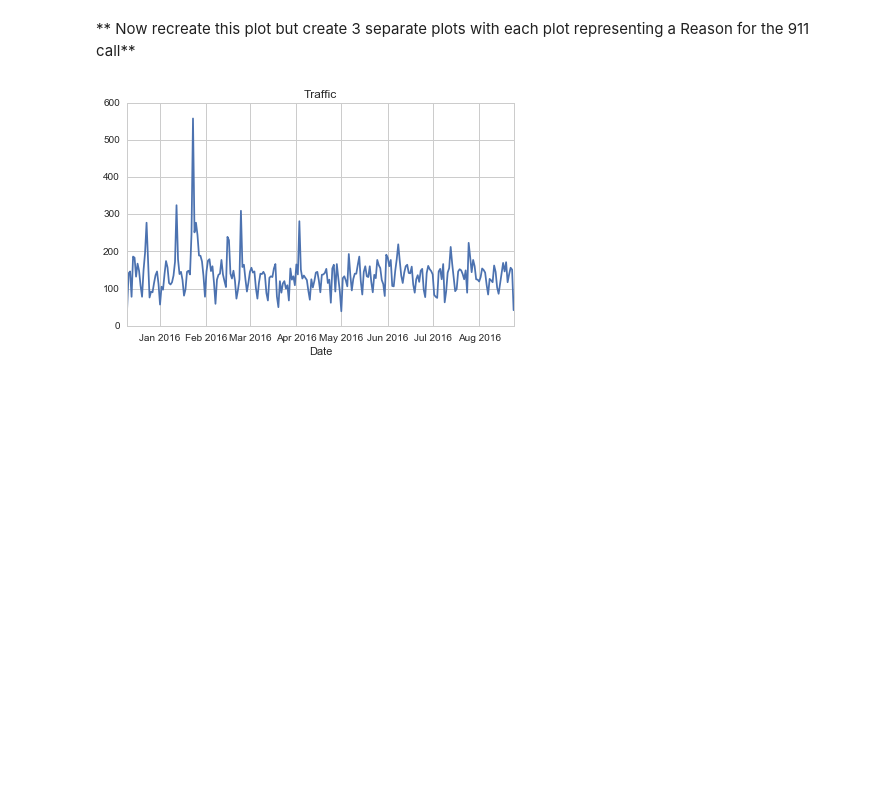
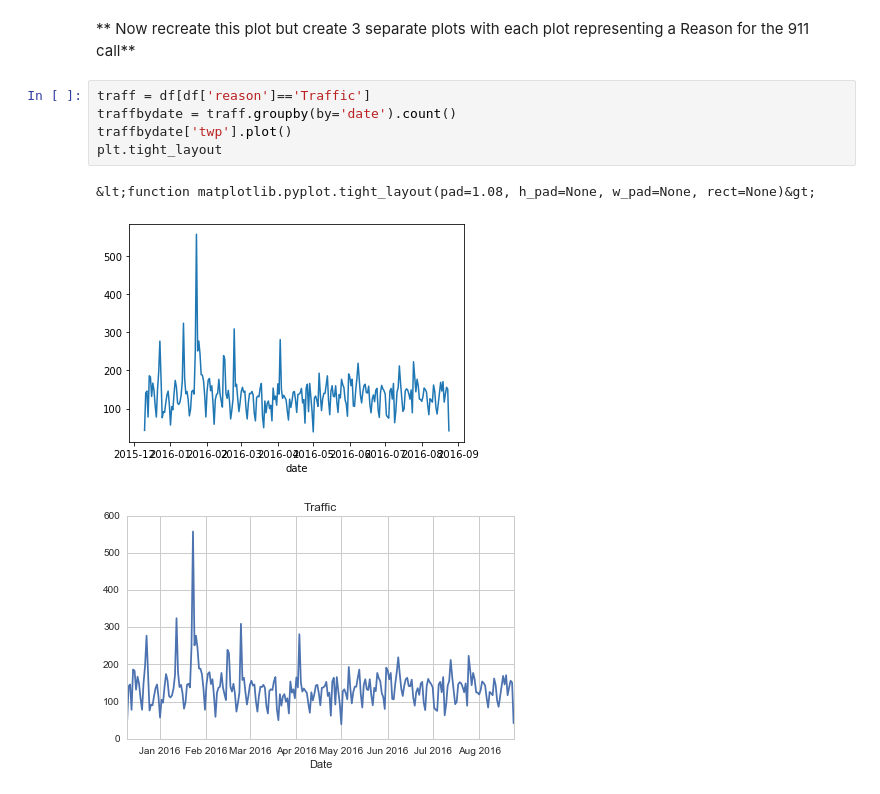
Before and after one commit to PatrickTung/Py_DS_ML_Bootcamp-master, a Jupyter notebook: 10-Data-Capstone-Projects/01-911 Calls Data Capstone Project.ipynb, the cells around one changed output. Saved outputs shown, nothing was run; the diff lists cells and outputs as text; blank space fills up the shorter version.

```diff
--- a/10-Data-Capstone-Projects/01-911 Calls Data Capstone Project.ipynb
+++ b/10-Data-Capstone-Projects/01-911 Calls Data Capstone Project.ipynb
@@ -300,6 +364,14 @@ _____
 [figure]
 # %% [markdown]
 ** Now recreate this plot but create 3 separate plots with each plot representing a Reason for the 911 call**
+# %%
+traff = df[df['reason']=='Traffic']
+traffbydate = traff.groupby(by='date').count()
+traffbydate['twp'].plot()
+plt.tight_layout
+# %% [output]
+&lt;function matplotlib.pyplot.tight_layout(pad=1.08, h_pad=None, w_pad=None, rect=None)&gt;
+[figure, added]
 # %%
 # %% [output]
 [figure]
```
Also changed, not shown: parts of 17 cells of this notebook.
